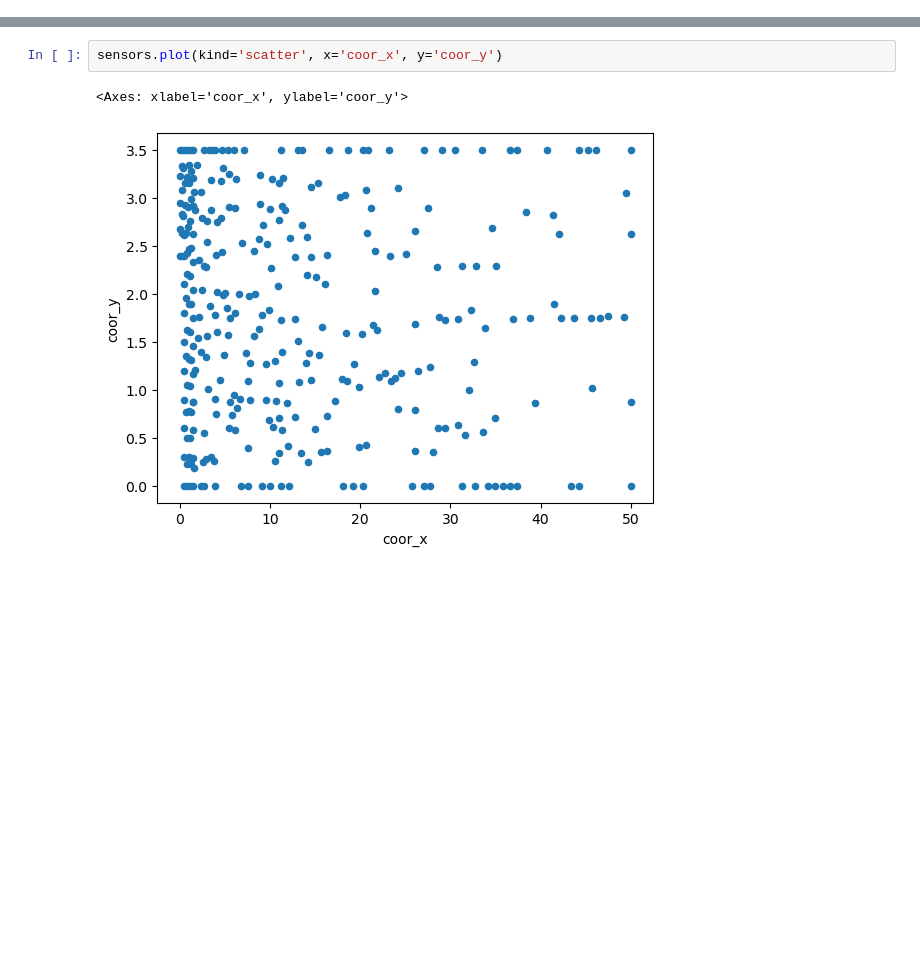
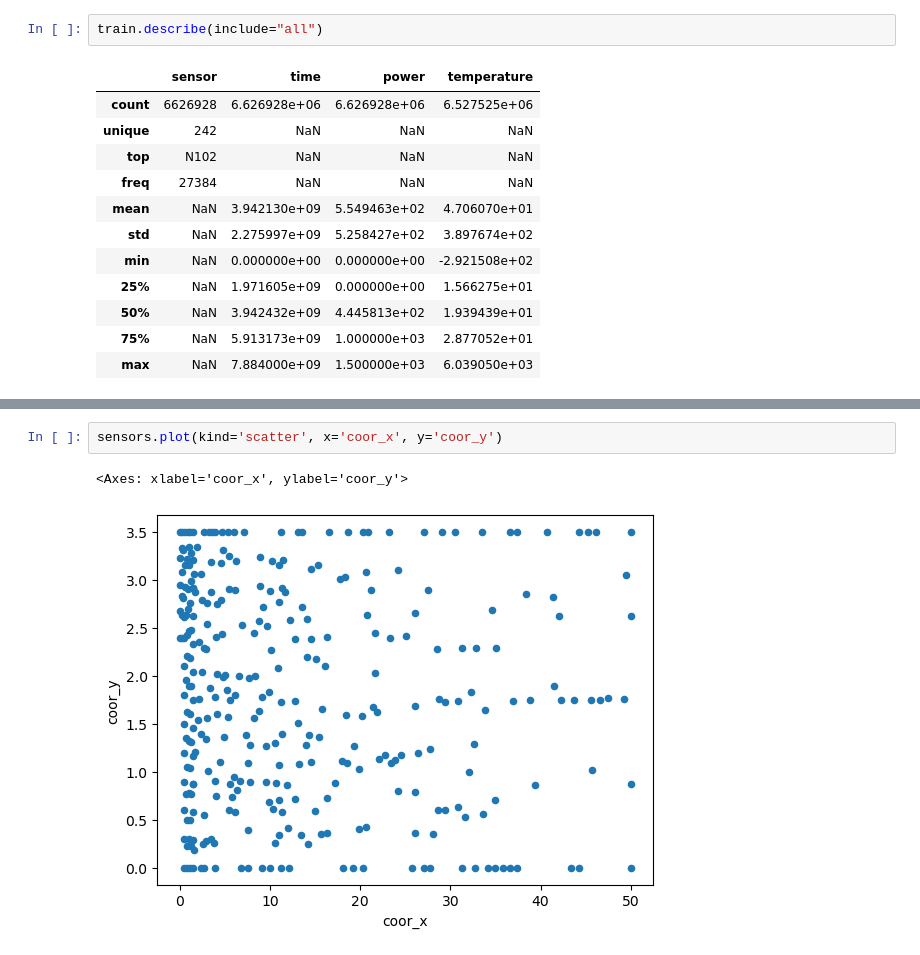
Before and after one commit to alicebeast/FinalProject_ML, a Jupyter notebook: projetdeAliceBG.ipynb, the cells around one changed output, grey strips where cells are left out. Cells and saved outputs as stored; diff of their text form; blank space fills up the shorter version.

```diff
--- a/projetdeAliceBG.ipynb
+++ b/projetdeAliceBG.ipynb
@@ -29,0 +40,15 @@ train.head(10)
+# %%
+train.describe(include="all")
+# %% [output]
+|  | sensor | time | power | temperature |
+| count | 6626928 | 6.626928e+06 | 6.626928e+06 | 6.527525e+06 |
+| unique | 242 | NaN | NaN | NaN |
+| top | N102 | NaN | NaN | NaN |
+| freq | 27384 | NaN | NaN | NaN |
+| mean | NaN | 3.942130e+09 | 5.549463e+02 | 4.706070e+01 |
+| std | NaN | 2.275997e+09 | 5.258427e+02 | 3.897674e+02 |
+| min | NaN | 0.000000e+00 | 0.000000e+00 | -2.921508e+02 |
+| 25% | NaN | 1.971605e+09 | 0.000000e+00 | 1.566275e+01 |
+| 50% | NaN | 3.942432e+09 | 4.445813e+02 | 1.939439e+01 |
+| 75% | NaN | 5.913173e+09 | 1.000000e+03 | 2.877052e+01 |
+| max | NaN | 7.884000e+09 | 1.500000e+03 | 6.039050e+03 |
```
Also changed, not shown: parts of 10 cells of this notebook, 2 other files.
